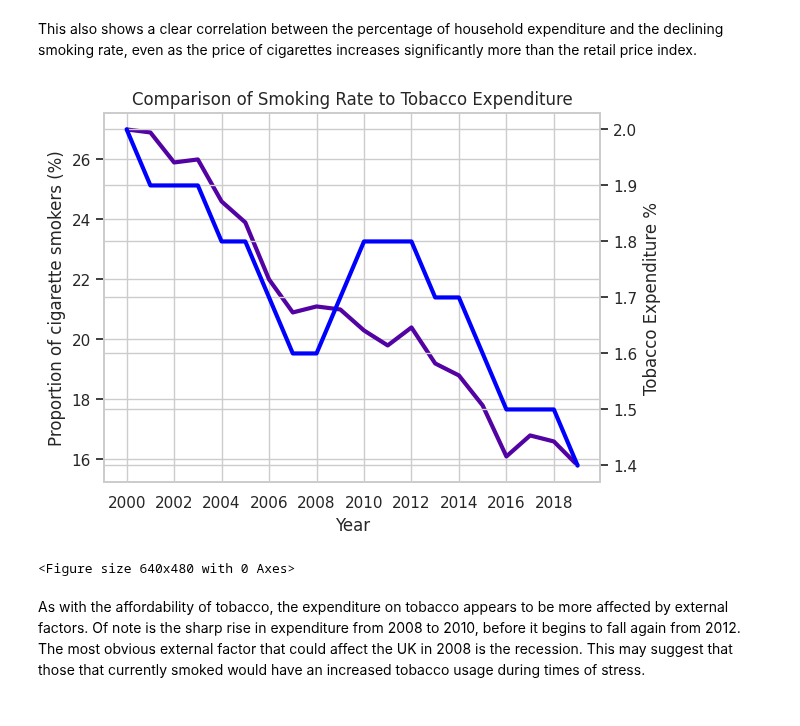
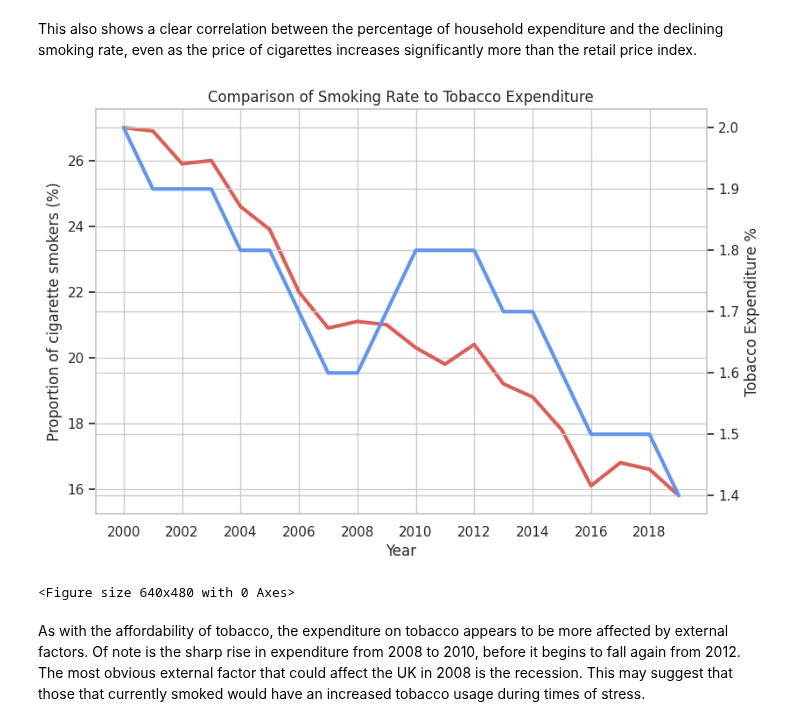
Before and after one commit to rhobaker/Data_Project, a Jupyter notebook: Main_Jupyter_workbook_Rhona.ipynb, the cells around one changed output. Drawn from its saved outputs; the diff is of its cells as text; code cells hidden in the pictures.

```diff
--- a/Main_Jupyter_workbook_Rhona.ipynb
+++ b/Main_Jupyter_workbook_Rhona.ipynb
@@ -265,15 +269,15 @@ ratemask = np.isfinite(cleaned_merged_rate_MPOWER["Smoking Rate"])
 MPOWERmask = np.isfinite(cleaned_merged_rate_MPOWER["Weighted Mean MPOWER"])
 
 # Create the plot and set the axis values
-sns.set_theme(style="whitegrid", palette="plasma")
-fig, ax1 = plt.subplots()
+sns.set_theme(style="whitegrid", palette="hls")
+fig, ax1 = plt.subplots(figsize=(9,6))
 plt.xlim(2008, 2022)
 plt.ylim(18, 23)
 
 # Plot the MPOWER values
 ax1.set_xlabel('Year')
 ax1.set_ylabel('MPOWER Weighted Average Mean')
-ax1.plot(cleaned_merged_rate_MPOWER["Weighted Mean MPOWER"][MPOWERmask], lw = 3)
+ax1.plot(cleaned_merged_rate_MPOWER["Weighted Mean MPOWER"][MPOWERmask], color='cornflowerblue', lw =3)
 ax1.tick_params(axis ='y')
 
 
@@ -335,7 +339,7 @@ adults_2000.rename(columns={"All 16+": 'Smoking Rate'}, inplace=True)
 # adults_2000
 # %%
 # Set the aesthetic style of the plots
-sns.set_theme(style="whitegrid", palette="plasma")
+sns.set_theme(style="whitegrid", palette="hls")
 
 plt.figure(figsize=(9, 6))
 plt.plot(adults_2000["Smoking Rate"], lw=3)
@@ -515,23 +519,23 @@ combined_df['Date of change'] = pd.to_datetime(combined_df['Date of change'])
 # Convert 'year' to datetime format with only year
 price['year'] = pd.to_datetime(price['year'], format='%Y')
 
-plt.figure(figsize=(12, 6))
+plt.figure(figsize=(9, 6))
+sns.set_theme(style="whitegrid", palette="hls")
 
 # Plotting the duty on a 20-pack of cigarettes
-plt.plot(combined_df['Date of change'], combined_df['Total tax'], label='Duty on a 20-pack of Cigarettes', color='tab:blue')
+plt.plot(combined_df['Date of change'], combined_df['Total tax'], label='Duty on a 20-pack of Cigarettes', color='cornflowerblue', lw=3)
 
 # Plotting the average price of a 20-pack of cigarettes
-plt.plot(price['year'], price['Price in £'], label='Average Price of a 20-pack of Cigarettes', color='tab:red')
+plt.plot(price['year'], price['Price in £'], label='Average Price of a 20-pack of Cigarettes', lw=3)
 
 # Adding a vertical line for duty change
 annotation_date = pd.to_datetime('2017-05-20')
-plt.axvline(x=annotation_date, color='green', linestyle='--', label='Tobacco duty changed')
+plt.axvline(x=annotation_date, color='grey', linestyle='--', label='Tobacco duty changed')
 
 plt.xlabel('Year')
 plt.ylabel('£')
 plt.title('Duty and Average Price of a 20-pack of Cigarettes Over Time')
 plt.legend()
-plt.grid(True)
 
 plt.show()
 # %% [output]
@@ -599,8 +603,8 @@ array([[1.        , 0.84144322],
 There is a strong correlation between the affordability of tobacco and the smoking rate.  As tobacco becomes less affordable, the smoking rate decreases.
 # %%
 #Create a visualisation to compare the proportion of cigarette smokers vs the affordability of tobacco
-sns.set_theme(style="whitegrid", palette="plasma")
-fig, ax3 = plt.subplots()
+sns.set_theme(style="whitegrid", palette='hls')
+fig, ax3 = plt.subplots(figsize=(9,6))
 plt.title("Comparison of Smoking Rate to Affordability of Tobacco")
 ax3.set_xlabel("Year")
 ax3.set_ylabel("Proportion of cigarette smokers (%)")
@@ -612,7 +616,7 @@ plt.xticks([2000,2002,2004,2006,2008,2010,2012,2014,2016,2018])
 # Adding Twin Axes to plot smoking rates
 ax4 = ax3.twinx()
 ax4.set_ylabel("Affordability of Tobacco")
-plt.plot(merged_all_datasets['Tobacco Affordability Index'], lw=3, color="blue")
+plt.plot(merged_all_datasets['Tobacco Affordability Index'], lw=3, color='cornflowerblue')
 ax4.tick_params(axis='y')
 
 # Show plot
@@ -636,29 +640,29 @@ array([[1.        , 0.88856459],
 This also shows a clear correlation between the percentage of household expenditure and the declining smoking rate, even as the price of cigarettes increases significantly more than the retail price index.
 # %%
 #Create a visualisation to compare the proportion of cigarette smokers vs the expenditure on tobacco
-sns.set_theme(style="whitegrid", palette="plasma")
-fig, ax5 = plt.subplots()
+sns.set_theme(style="whitegrid", palette="hls")
+fig, ax5 = plt.subplots(figsize=(9,6))
 plt.title("Comparison of Smoking Rate to Tobacco Expenditure")
 ax5.set_xlabel("Year")
 ax5.set_ylabel("Proportion of cigarette smokers (%)")
 # Plot smoking rate
 plt.plot(merged_all_datasets['Smoking Rate'], lw=3)
 
 
 ax5.tick_params(axis='y')
 plt.xticks([2000,2002,2004,2006,2008,2010,2012,2014,2016,2018])
 
 # Adding Twin Axes to plot smoking rates
 ax6 = ax5.twinx()
 ax6.set_ylabel("Tobacco Expenditure %")
-plt.plot(merged_all_datasets['Tobacco Expenditure (%)'], lw=3, color="blue")
+plt.plot(merged_all_datasets['Tobacco Expenditure (%)'], lw=3, color="cornflowerblue")
 ax6.tick_params(axis='y')
 
 # Show plot
 plt.show()
 plt.clf()
 # %% [output]
-[figure, old version]
+[figure, new version]
 <Figure size 640x480 with 0 Axes>
 # %% [markdown]
 As with the affordability of tobacco, the expenditure on tobacco appears to be more affected by external factors. Of note is the sharp rise in expenditure from 2008 to 2010, before it begins to fall again from 2012. The most obvious external factor that could affect the UK in 2008 is the recession. This may suggest that those that currently smoked would have an increased tobacco usage during times of stress.
```
Also changed, not shown: parts of 14 cells of this notebook.
